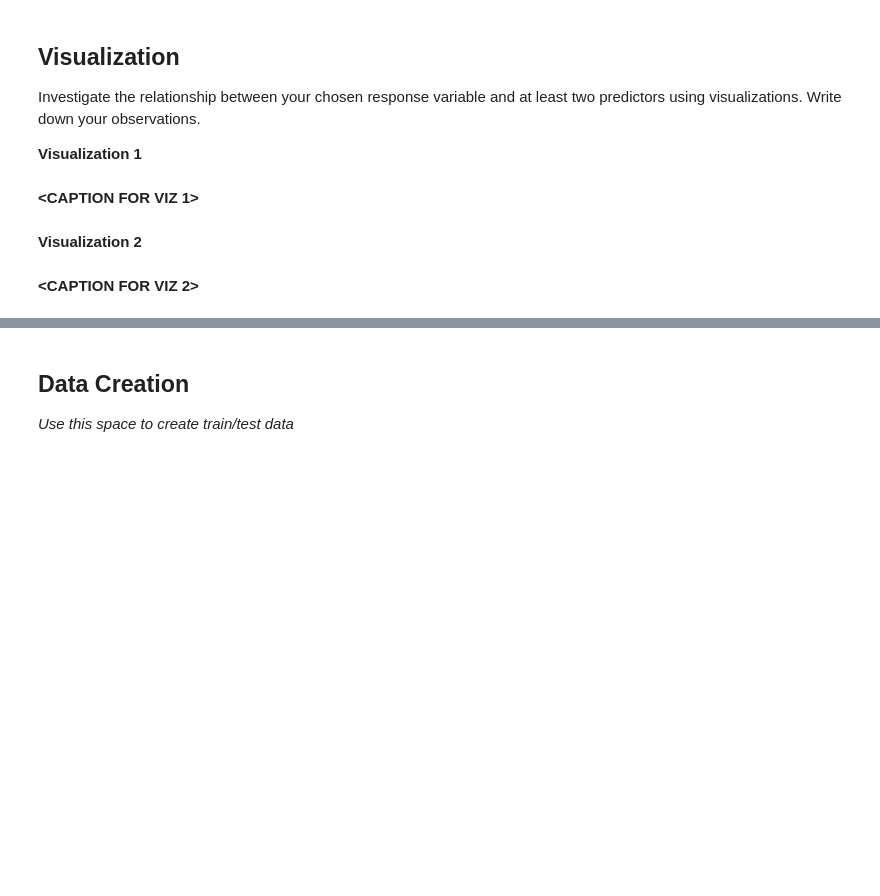
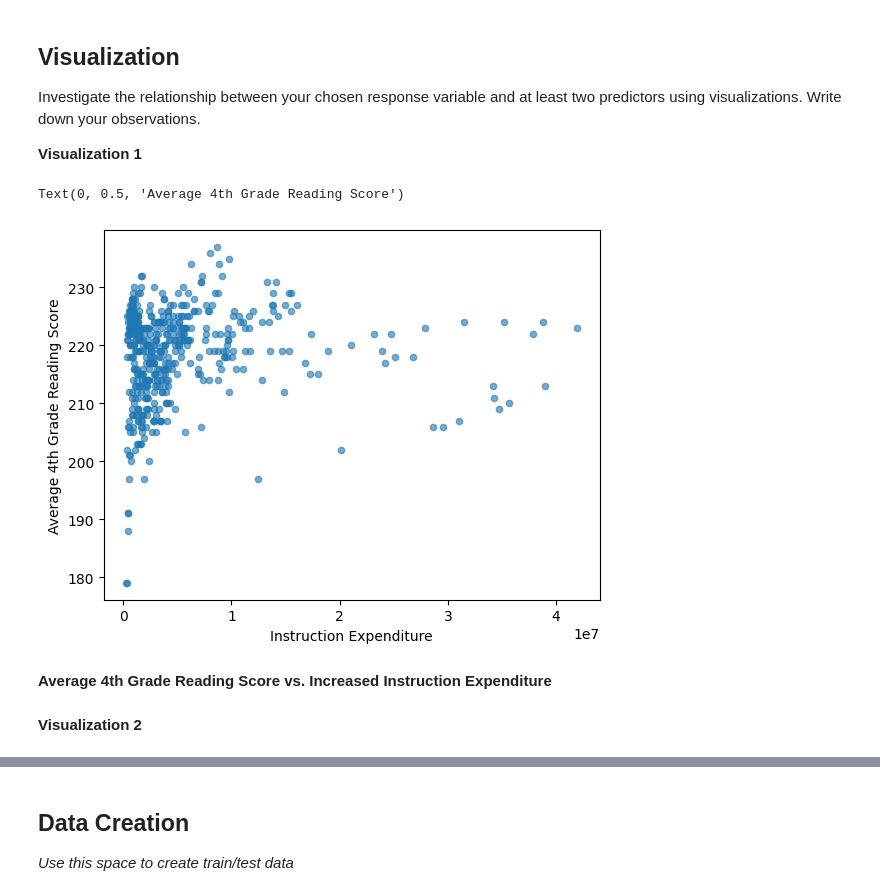
Before and after one commit to incessantpings/MDST-Tutorial, a Jupyter notebook: tutorial1/checkpoint1.ipynb, the cells around one changed output, grey strips where cells are left out. Cells and saved outputs as stored; diff of their text form; code cells hidden in the pictures; blank space fills up the shorter version.

```diff
--- a/tutorial1/checkpoint1.ipynb
+++ b/tutorial1/checkpoint1.ipynb
@@ -146,0 +145,2 @@ Feature engineering justification: **<BRIEFLY DESCRIBE WHY YOU MADE THE CHANGES
+# %%
+df['AVG_READING_4_SCORE_VS_INSTRUCTION_EXPENDITURE'] = df['AVG_READING_4_SCORE'] / df['INSTRUCTION_EXPENDITURE']
@@ -150,9 +152,16 @@ Feature engineering justification: **<BRIEFLY DESCRIBE WHY YOU MADE THE CHANGES
 Investigate the relationship between your chosen response variable and at least two predictors using visualizations. Write down your observations.
 
 **Visualization 1**
-# %% [markdown]
-**<CAPTION FOR VIZ 1>**
+# %%
+df.plot.scatter(x = 'INSTRUCTION_EXPENDITURE', y = 'AVG_READING_4_SCORE', alpha = 0.6)
+plt.xlabel('Instruction Expenditure')
+plt.ylabel('Average 4th Grade Reading Score')
+
+# Interesting! It doesn't seem like there is even a weak correlation involved here- rather, the data implies that we just don't have many points to represent high instruction expenditure compared to low.
+# %% [output]
+Text(0, 0.5, 'Average 4th Grade Reading Score')
+[figure, added]
+# %% [markdown]
+**Average 4th Grade Reading Score vs. Increased Instruction Expenditure**
 # %% [markdown]
 **Visualization 2**
-# %% [markdown]
-**<CAPTION FOR VIZ 2>**
```
Also changed, not shown: parts of 13 cells of this notebook, 1 other file.
